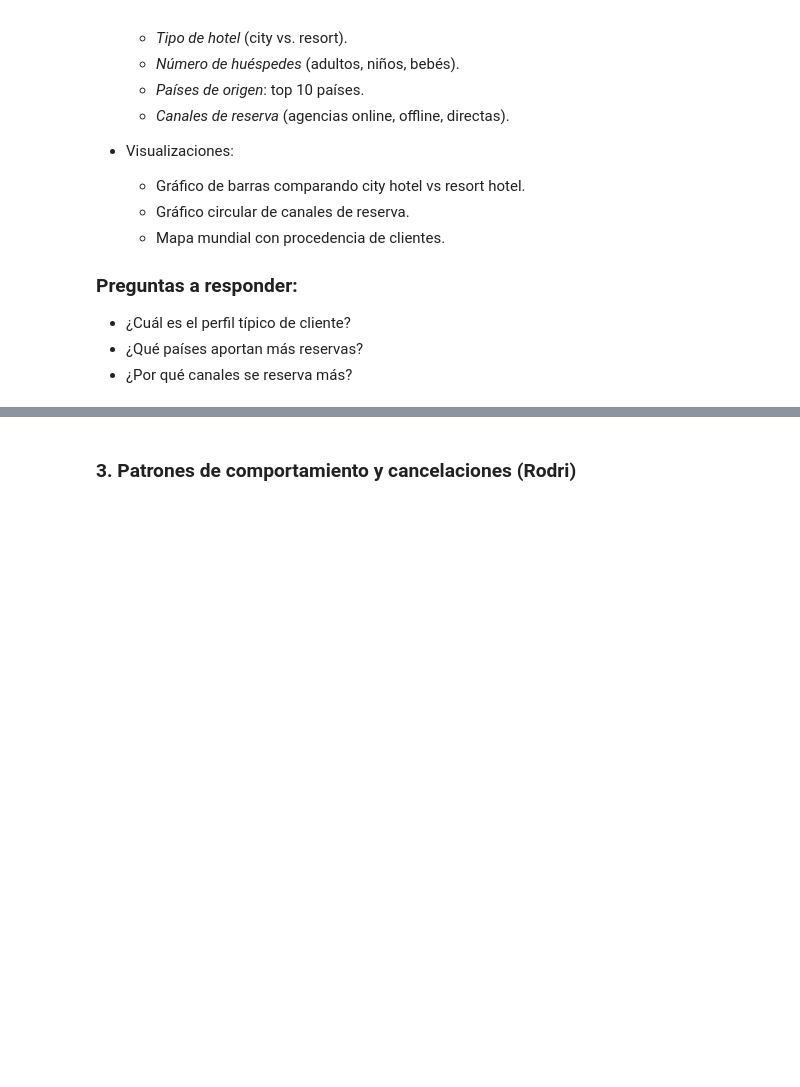
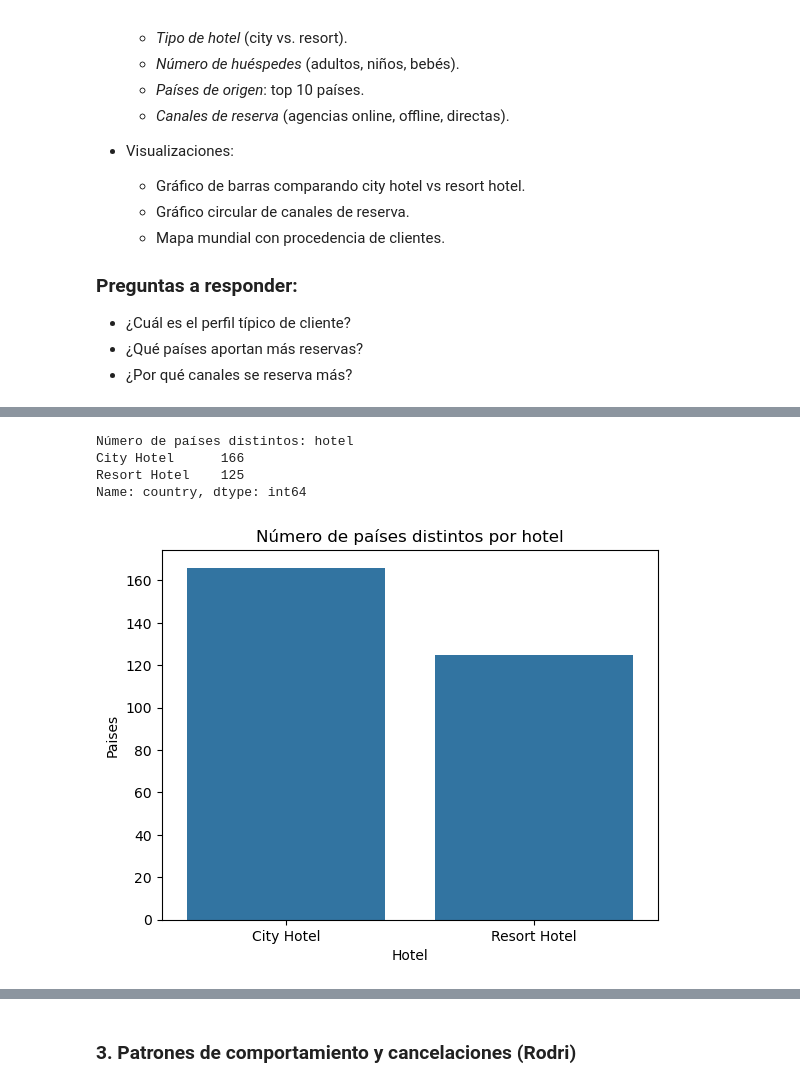
Before and after one commit to Patrirs05/analisis_hotel_booking, a Jupyter notebook: analisis_hotel.ipynb, the cells around one changed output, grey strips where cells are left out. Drawn from its saved outputs; the diff is of its cells as text; code cells hidden in the pictures; blank space fills up the shorter version.

```diff
--- a/analisis_hotel.ipynb
+++ b/analisis_hotel.ipynb
@@ -76,0 +128,14 @@ Número de filas duplicadas: 31994
+# %%
+num_paises = df.groupby('hotel')['country'].nunique()
+
+sns.barplot(x=num_paises.index, y=num_paises.values)
+plt.title('Número de países distintos por hotel')
+plt.xlabel('Hotel')
+plt.ylabel('Paises')
+plt.show()
+# %% [output]
+Número de países distintos: hotel
+City Hotel      166
+Resort Hotel    125
+Name: country, dtype: int64
+[figure, added]
```
Also changed, not shown: parts of 6 cells of this notebook.
